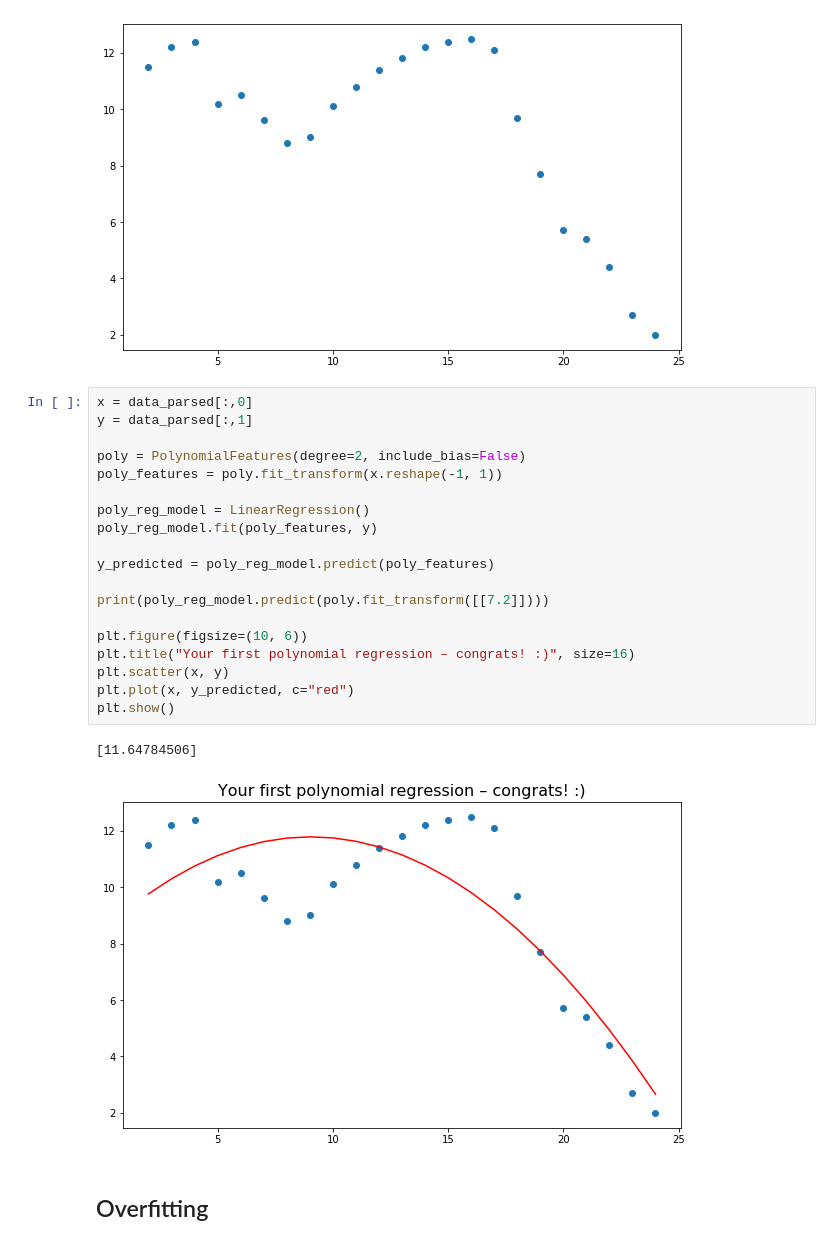
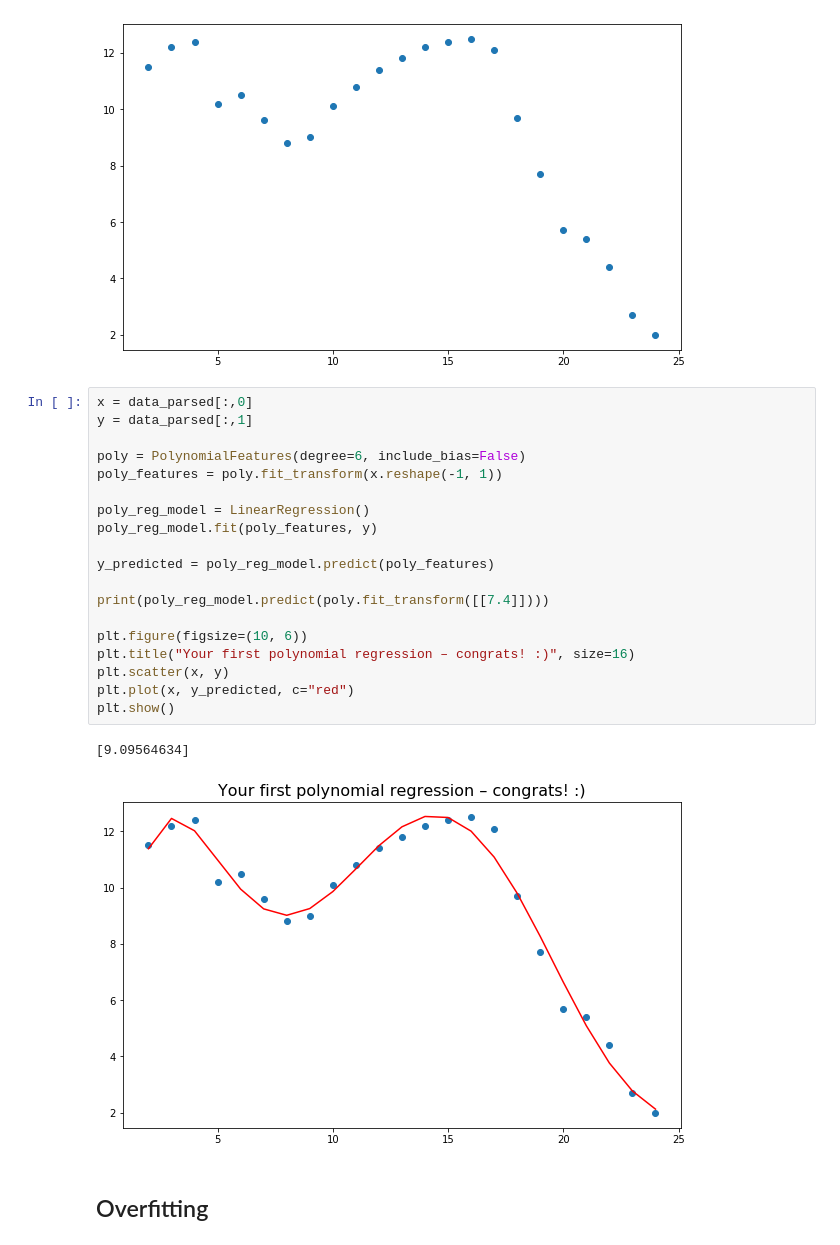
Before and after one commit to phytooracle/AG2PI_Introduction_to_Scientific_Computing, a Jupyter notebook: session2/MachineLearningSection/notebook.ipynb, the cells around one changed output. Cells and saved outputs as stored; diff of their text form.

```diff
--- a/session2/MachineLearningSection/notebook.ipynb
+++ b/session2/MachineLearningSection/notebook.ipynb
@@ -146,25 +170,25 @@ plt.show()
 # %%
 x = data_parsed[:,0]
 y = data_parsed[:,1]
 
-poly = PolynomialFeatures(degree=2, include_bias=False)
+poly = PolynomialFeatures(degree=6, include_bias=False)
 poly_features = poly.fit_transform(x.reshape(-1, 1))
 
 poly_reg_model = LinearRegression()
 poly_reg_model.fit(poly_features, y)
 
 y_predicted = poly_reg_model.predict(poly_features)
 
-print(poly_reg_model.predict(poly.fit_transform([[7.2]])))
+print(poly_reg_model.predict(poly.fit_transform([[7.4]])))
 
 plt.figure(figsize=(10, 6))
 plt.title("Your first polynomial regression – congrats! :)", size=16)
 plt.scatter(x, y)
 plt.plot(x, y_predicted, c="red")
 plt.show()
 # %% [output]
-[11.64784506]
+[9.09564634]
-[figure, old version]
+[figure, new version]
 # %% [markdown]
 ## Overfitting
 # %%
```
Also changed, not shown: parts of 8 cells of this notebook.
